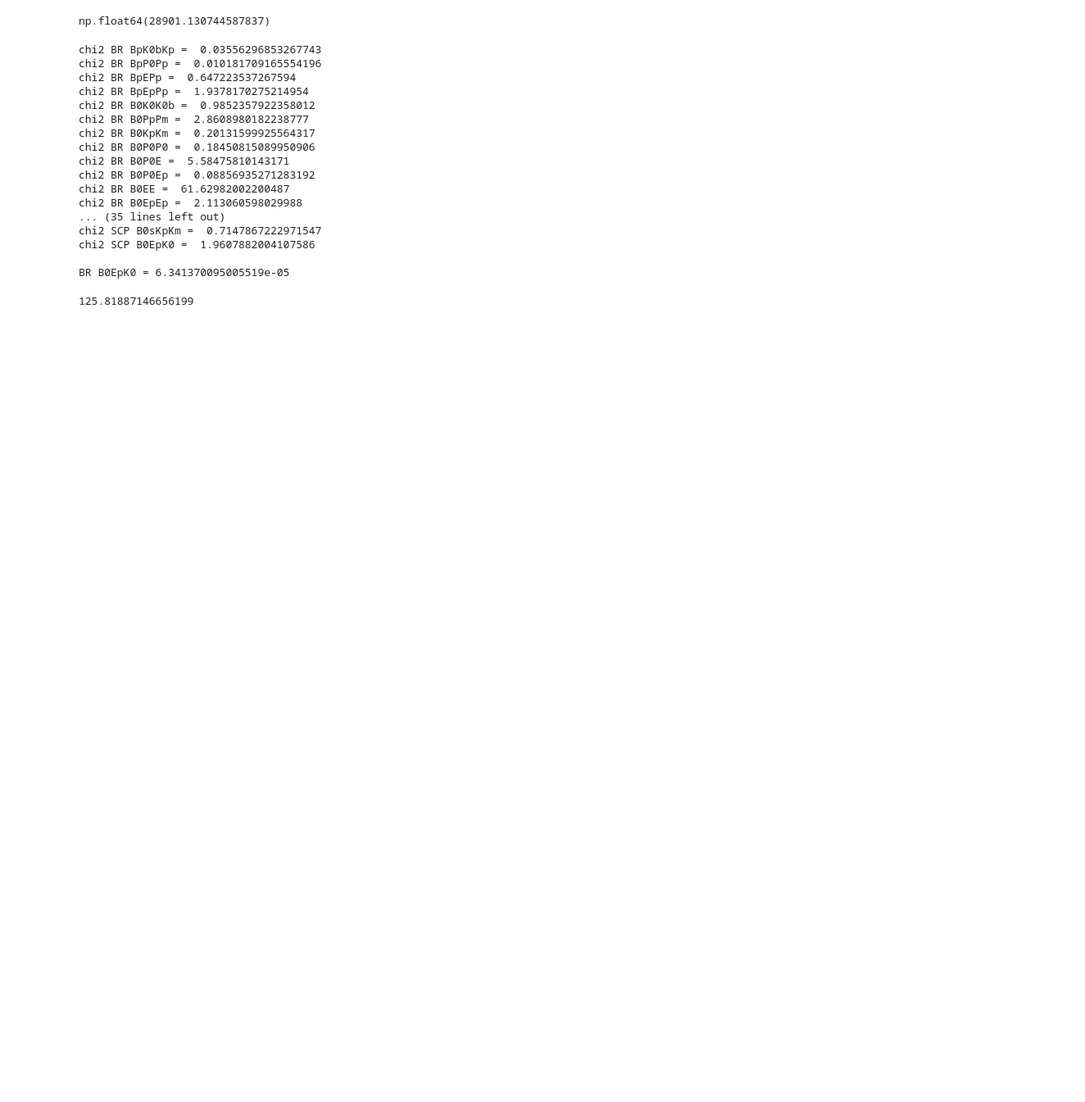
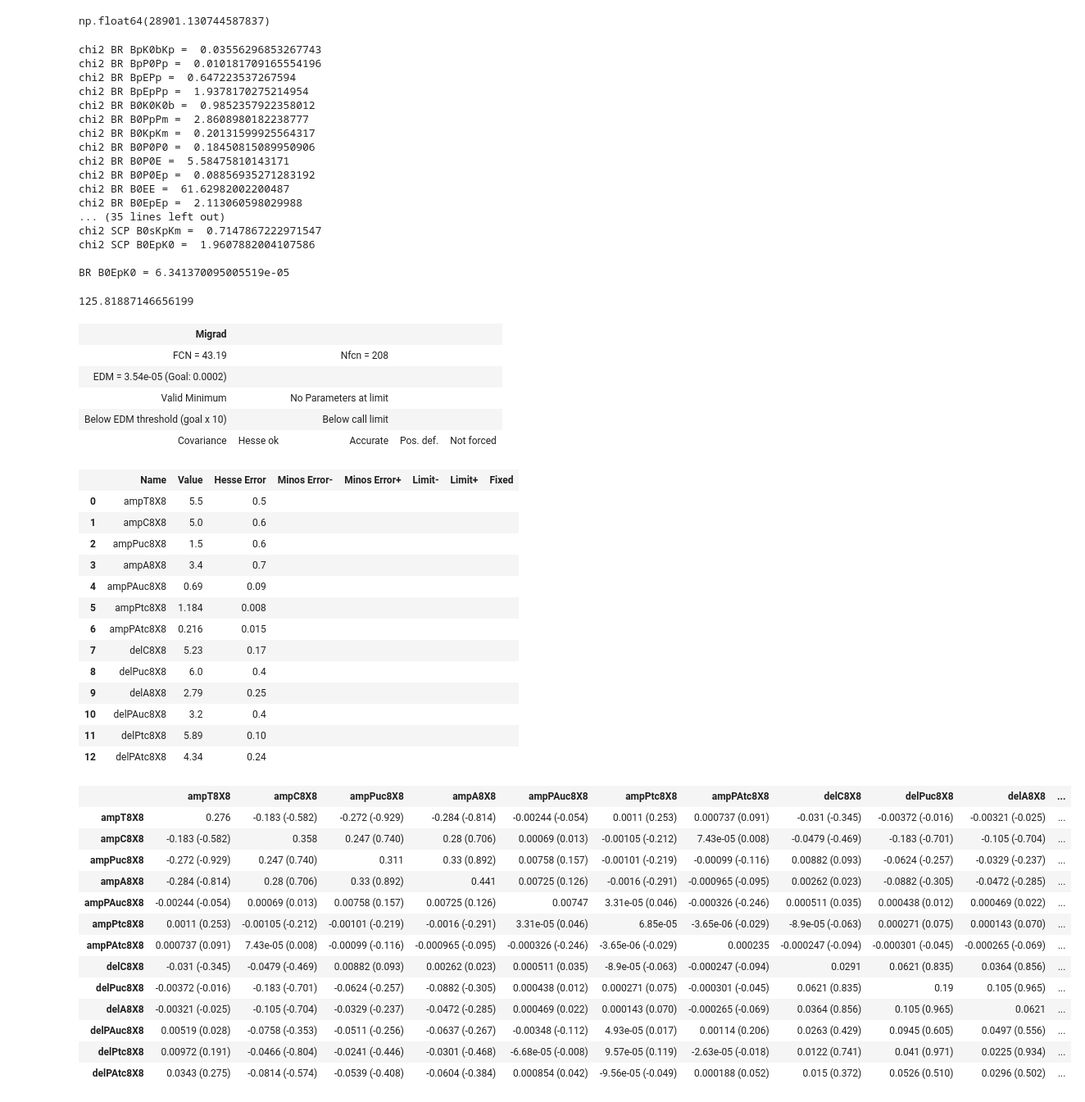
Before and after one commit to AlexandrePerrollaz/SU3FlavourWithEtas, a Jupyter notebook: Fits/tests.ipynb, the cells around one changed output. Shown at 82% size. Drawn from its saved outputs; the diff is of its cells as text; code cells hidden in the pictures; blank space fills up the shorter version.

Commit message:
Added a fit with a limit on A, and updated the values for the overleaf table.

```diff
--- a/Fits/tests.ipynb
+++ b/Fits/tests.ipynb
@@ -37,3 +38,43 @@ chi2 SCP B0EpK0 =  1.9607882004107586
 
 BR B0EpK0 = 6.341370095005519e-05
 125.81887146656199
+# %%
+minuit = Minuit(chi2MinuitWithoutEta,5.453861564925255, 4.997192583652418, 1.5332691069153568, 3.43035106224798, 0.6902916453024868,
+1.1836903647817683, 0.21645283150862182, 5.230955908713438, 6.02763386174966, 2.7891383198585573, 3.2414573196108134,
+5.893005289489407, 4.33772358143871)
+minuit.migrad()
+# %% [output]
+| Migrad |  |  |  |  |
+| FCN = 43.19 |  | Nfcn = 208 |  |  |
+| EDM = 3.54e-05 (Goal: 0.0002) |  |  |  |  |
+| Valid Minimum |  | No Parameters at limit |  |  |
+| Below EDM threshold (goal x 10) |  | Below call limit |  |  |
+| Covariance | Hesse ok | Accurate | Pos. def. | Not forced |
+|  | Name | Value | Hesse Error | Minos Error- | Minos Error+ | Limit- | Limit+ | Fixed |
+| 0 | ampT8X8 | 5.5 | 0.5 |  |  |  |  |  |
+| 1 | ampC8X8 | 5.0 | 0.6 |  |  |  |  |  |
+| 2 | ampPuc8X8 | 1.5 | 0.6 |  |  |  |  |  |
+| 3 | ampA8X8 | 3.4 | 0.7 |  |  |  |  |  |
+| 4 | ampPAuc8X8 | 0.69 | 0.09 |  |  |  |  |  |
+| 5 | ampPtc8X8 | 1.184 | 0.008 |  |  |  |  |  |
+| 6 | ampPAtc8X8 | 0.216 | 0.015 |  |  |  |  |  |
+| 7 | delC8X8 | 5.23 | 0.17 |  |  |  |  |  |
+| 8 | delPuc8X8 | 6.0 | 0.4 |  |  |  |  |  |
+| 9 | delA8X8 | 2.79 | 0.25 |  |  |  |  |  |
+| 10 | delPAuc8X8 | 3.2 | 0.4 |  |  |  |  |  |
+| 11 | delPtc8X8 | 5.89 | 0.10 |  |  |  |  |  |
+| 12 | delPAtc8X8 | 4.34 | 0.24 |  |  |  |  |  |
+|  | ampT8X8 | ampC8X8 | ampPuc8X8 | ampA8X8 | ampPAuc8X8 | ampPtc8X8 | ampPAtc8X8 | delC8X8 | delPuc8X8 | delA8X8 | ... |
+| ampT8X8 | 0.276 | -0.183 (-0.582) | -0.272 (-0.929) | -0.284 (-0.814) | -0.00244 (-0.054) | 0.0011 (0.253) | 0.000737 (0.091) | -0.031 (-0.345) | -0.00372 (-0.016) | -0.00321 (-0.025) | ... |
+| ampC8X8 | -0.183 (-0.582) | 0.358 | 0.247 (0.740) | 0.28 (0.706) | 0.00069 (0.013) | -0.00105 (-0.212) | 7.43e-05 (0.008) | -0.0479 (-0.469) | -0.183 (-0.701) | -0.105 (-0.704) | ... |
+| ampPuc8X8 | -0.272 (-0.929) | 0.247 (0.740) | 0.311 | 0.33 (0.892) | 0.00758 (0.157) | -0.00101 (-0.219) | -0.00099 (-0.116) | 0.00882 (0.093) | -0.0624 (-0.257) | -0.0329 (-0.237) | ... |
+| ampA8X8 | -0.284 (-0.814) | 0.28 (0.706) | 0.33 (0.892) | 0.441 | 0.00725 (0.126) | -0.0016 (-0.291) | -0.000965 (-0.095) | 0.00262 (0.023) | -0.0882 (-0.305) | -0.0472 (-0.285) | ... |
+| ampPAuc8X8 | -0.00244 (-0.054) | 0.00069 (0.013) | 0.00758 (0.157) | 0.00725 (0.126) | 0.00747 | 3.31e-05 (0.046) | -0.000326 (-0.246) | 0.000511 (0.035) | 0.000438 (0.012) | 0.000469 (0.022) | ... |
+| ampPtc8X8 | 0.0011 (0.253) | -0.00105 (-0.212) | -0.00101 (-0.219) | -0.0016 (-0.291) | 3.31e-05 (0.046) | 6.85e-05 | -3.65e-06 (-0.029) | -8.9e-05 (-0.063) | 0.000271 (0.075) | 0.000143 (0.070) | ... |
+| ampPAtc8X8 | 0.000737 (0.091) | 7.43e-05 (0.008) | -0.00099 (-0.116) | -0.000965 (-0.095) | -0.000326 (-0.246) | -3.65e-06 (-0.029) | 0.000235 | -0.000247 (-0.094) | -0.000301 (-0.045) | -0.000265 (-0.069) | ... |
+| delC8X8 | -0.031 (-0.345) | -0.0479 (-0.469) | 0.00882 (0.093) | 0.00262 (0.023) | 0.000511 (0.035) | -8.9e-05 (-0.063) | -0.000247 (-0.094) | 0.0291 | 0.0621 (0.835) | 0.0364 (0.856) | ... |
+| delPuc8X8 | -0.00372 (-0.016) | -0.183 (-0.701) | -0.0624 (-0.257) | -0.0882 (-0.305) | 0.000438 (0.012) | 0.000271 (0.075) | -0.000301 (-0.045) | 0.0621 (0.835) | 0.19 | 0.105 (0.965) | ... |
+| delA8X8 | -0.00321 (-0.025) | -0.105 (-0.704) | -0.0329 (-0.237) | -0.0472 (-0.285) | 0.000469 (0.022) | 0.000143 (0.070) | -0.000265 (-0.069) | 0.0364 (0.856) | 0.105 (0.965) | 0.0621 | ... |
+| delPAuc8X8 | 0.00519 (0.028) | -0.0758 (-0.353) | -0.0511 (-0.256) | -0.0637 (-0.267) | -0.00348 (-0.112) | 4.93e-05 (0.017) | 0.00114 (0.206) | 0.0263 (0.429) | 0.0945 (0.605) | 0.0497 (0.556) | ... |
+| delPtc8X8 | 0.00972 (0.191) | -0.0466 (-0.804) | -0.0241 (-0.446) | -0.0301 (-0.468) | -6.68e-05 (-0.008) | 9.57e-05 (0.119) | -2.63e-05 (-0.018) | 0.0122 (0.741) | 0.041 (0.971) | 0.0225 (0.934) | ... |
+| delPAtc8X8 | 0.0343 (0.275) | -0.0814 (-0.574) | -0.0539 (-0.408) | -0.0604 (-0.384) | 0.000854 (0.042) | -9.56e-05 (-0.049) | 0.000188 (0.052) | 0.015 (0.372) | 0.0526 (0.510) | 0.0296 (0.502) | ... |
```
Also changed, not shown: parts of 5 cells of this notebook, 3 other files.
